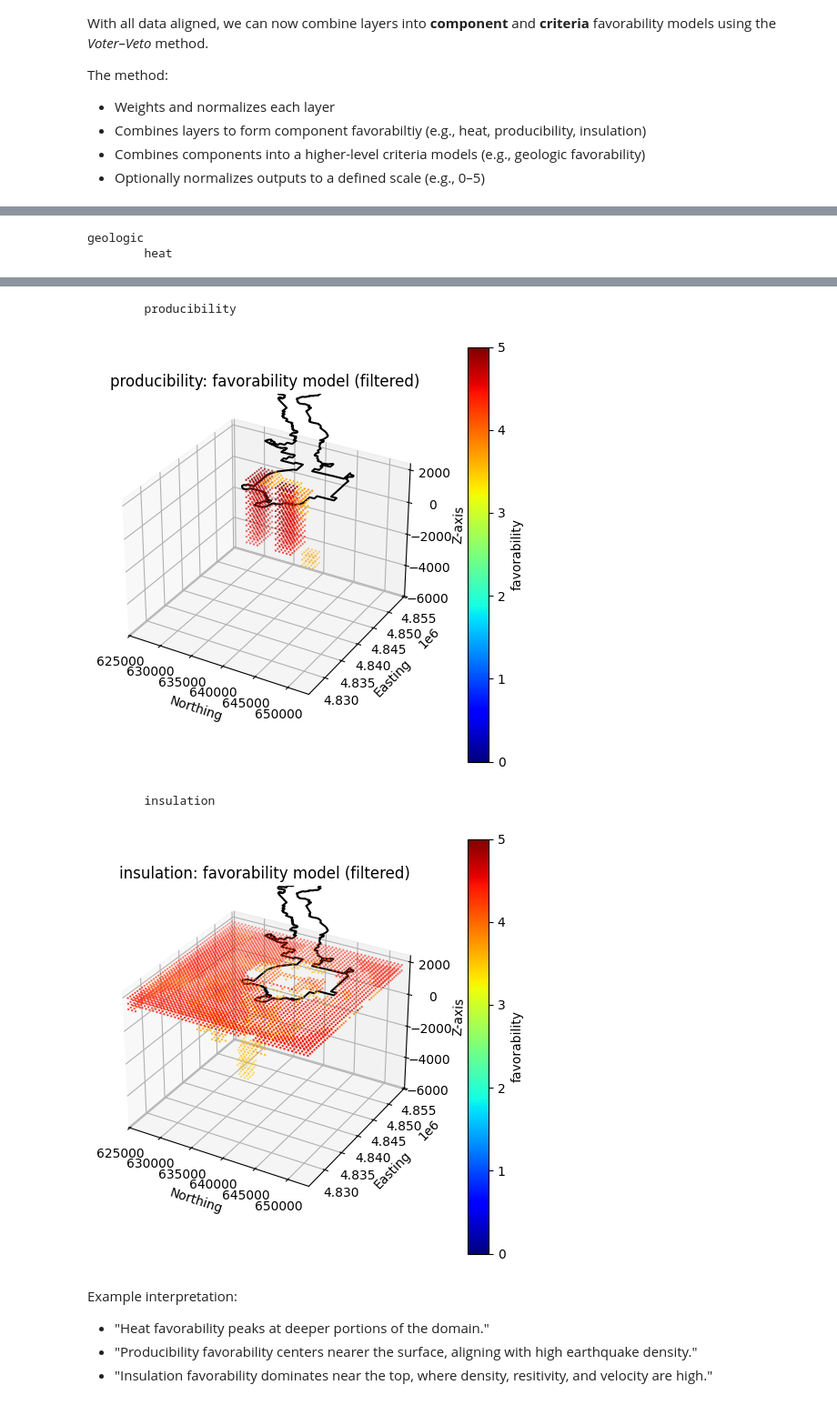
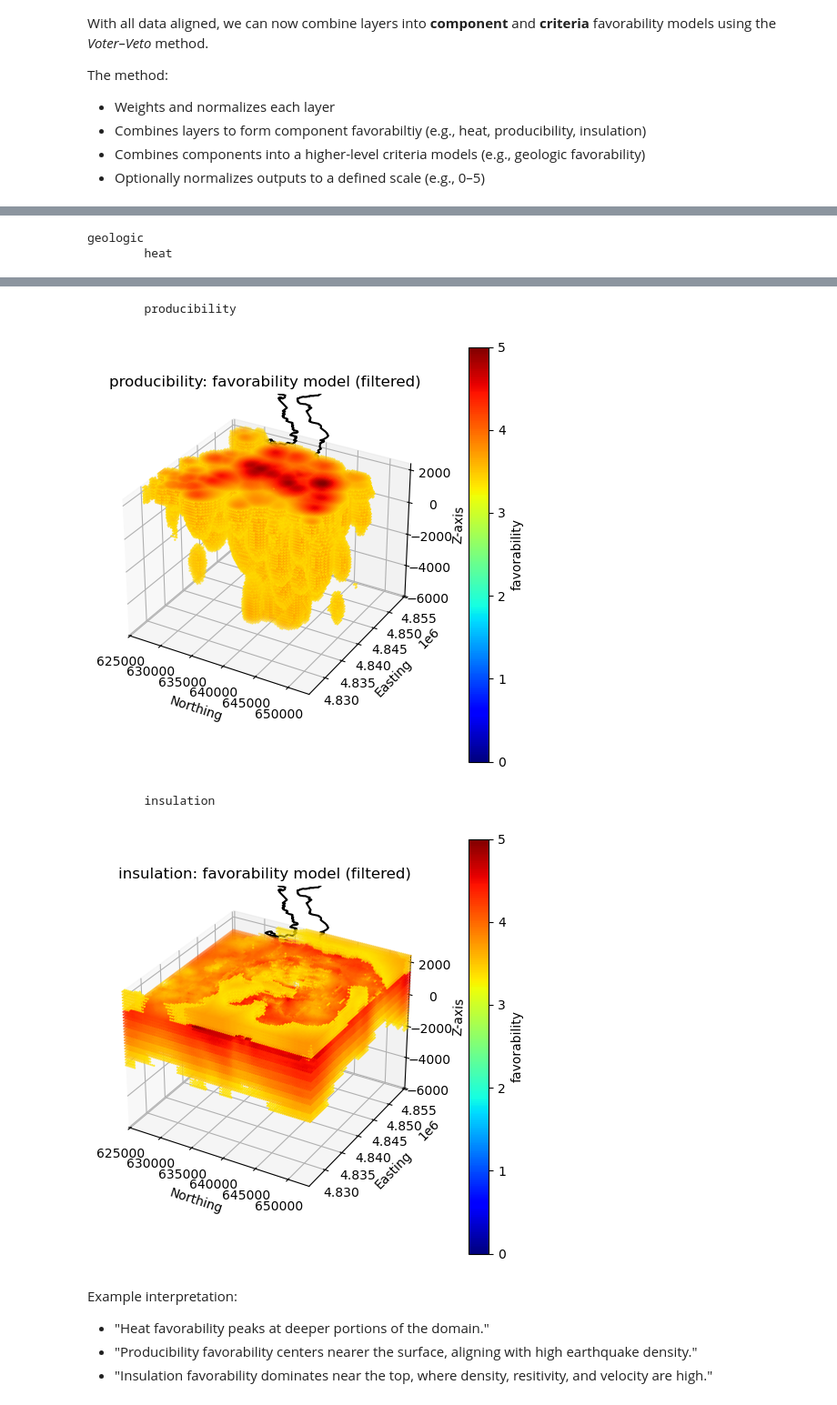
Before and after one commit to NREL/geoPFA, a Jupyter notebook: examples/Newberry/3D/notebooks/2-layer_combination_newberry.ipynb, the cells around one changed output, grey strips where cells are left out. Shown at 91% size. Saved outputs shown, nothing was run; the diff lists cells and outputs as text; code cells hidden in the pictures.

```diff
--- a/examples/Newberry/3D/notebooks/2-layer_combination_newberry.ipynb
+++ b/examples/Newberry/3D/notebooks/2-layer_combination_newberry.ipynb
@@ -47,7 +47,7 @@ Config directory: c:\Users\smello\Documents\geoPFA\examples\Newberry\3D\config
 ### Load the Processed PFA Configuration
 TODO: Get rid of velocity layers in last nb and rename this. If we can get extrapolation working, add velocity to this nb.
 # %%
-pfa_path = config_dir / "newberry_superhot_processed_no_vel_config.json"
+pfa_path = config_dir / "newberry_superhot_processed_config.json"
 pfa = safe_json_load(str(pfa_path))  # Convert Path → str for safe_json_load
 print(f"Loaded PFA configuration from: {pfa_path.name}")
 # %% [output]
@@ -169,19 +163,0 @@ spatial trends and shapes in 3D.
-# %%
-# Combined (criteria-level) favorabilityodel, filtered to highlight highest values
-gdf = pfa["criteria"]["geologic"]["pr_norm"].copy()
-
-col = "favorability"
-units = "favorability"
-title = "Combined geologic criteria favorability model (filtered)"
-
-GeospatialDataPlotters.geo_plot_3d(
-    gdf,
-    col,
-    units,
-    title,
-    area_outline=outline,
-    extent=extent,
-    figsize=(5, 5),
-    markersize=0.5,
-    filter_threshold=3.5,  # show only values above this threshold
-)
@@ -194,18 +163,0 @@ To better visualize vertical structure, we can slice the grid along the x-axis.
-# %%
-gdf = pfa["criteria"]["geologic"]["pr_norm"].copy()
-
-col = "favorability"
-units = "favorability"
-title = "Combined geologic criteria favorability model (x-slice)"
-
-GeospatialDataPlotters.geo_plot_3d(
-    gdf,
-    col,
-    units,
-    title,
-    area_outline=outline,
-    extent=extent,
-    figsize=(5, 5),
-    markersize=0.5,
-    x_slice=640000,  # x-coordinate to slice through
-)
@@ -226,6 +176,7 @@ for criteria, crit_data in pfa["criteria"].items():
         units = "favorability"
         title = f"{component}: favorability model (filtered)"
 
+        thresh = gdf[col].quantile(0.75)
         GeospatialDataPlotters.geo_plot_3d(
             gdf,
             col,
@@ -235,7 +186,7 @@ for criteria, crit_data in pfa["criteria"].items():
             extent=extent,
             figsize=(5, 5),
             markersize=0.5,
-            filter_threshold=3.5,
+            filter_threshold=thresh,
         )
 # %% [output]
 geologic
@@ -244,7 +195,7 @@ geologic
         producibility
-[figure, old version]
+[figure, new version]
         insulation
-[figure, old version]
+[figure, new version]
 # %% [markdown]
 Example interpretation:
 - "Heat favorability peaks at deeper portions of the domain."
```
Also changed, not shown: parts of 20 cells of this notebook, 5 other files.
